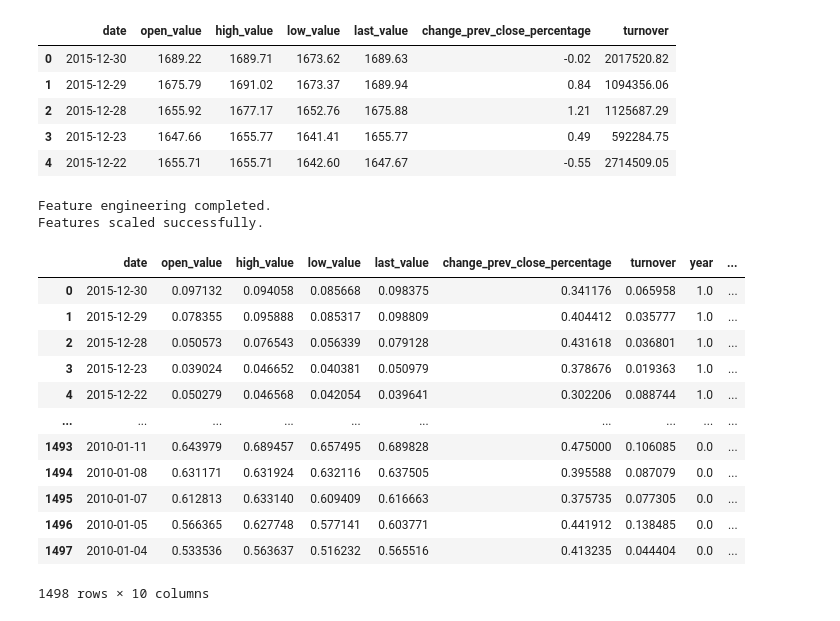
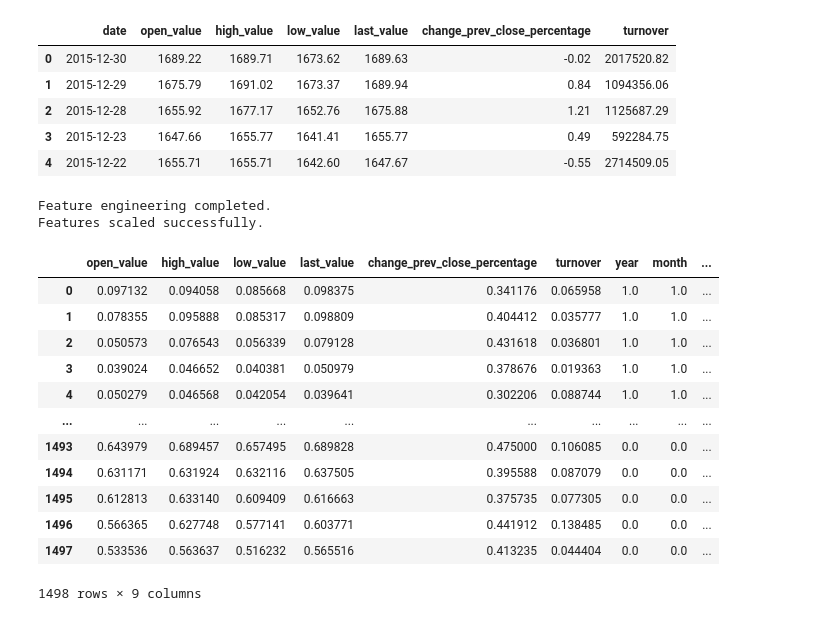
Before and after one commit to bikash-bhandari-chhetri/Stock_prediction_using_LSTM, a Jupyter notebook: Stock_Prediction_using_LSTM(Data_Preprocessing).ipynb, the cells around one changed output. Saved outputs shown, nothing was run; the diff lists cells and outputs as text; code cells hidden in the pictures.

Commit message:
data preprocessing

```diff
--- a/Stock_Prediction_using_LSTM(Data_Preprocessing).ipynb
+++ b/Stock_Prediction_using_LSTM(Data_Preprocessing).ipynb
@@ -38,32 +38,34 @@ def scale_features(df, features):
         print(f"Error in scaling features: {e}")
         return df
 # %%
-cleaned_stock_data.drop(columns=['date']) # Droping 'date' column fron the dataframe
-
 # Applying "feature_engineering" function
 cleaned_stock_data = feature_engineering(cleaned_stock_data)
+cleaned_stock_data
+
+final_cleaned_stock_data = cleaned_stock_data.drop(columns=['date']) # Droping 'date' column fron the dataframe
+final_cleaned_stock_data
 
 # Applying "scale_features" function
-numeric_columns = cleaned_stock_data.select_dtypes(include=['number']).columns.tolist()
-scaled_stock_data = scale_features(cleaned_stock_data, numeric_columns)
+numeric_columns = final_cleaned_stock_data.select_dtypes(include=['number']).columns.tolist()
+scaled_stock_data = scale_features(final_cleaned_stock_data, numeric_columns)
 
 scaled_stock_data
 # %% [output]
 Feature engineering completed.
 Features scaled successfully.
-|  | date | open_value | high_value | low_value | last_value | change_prev_close_percentage | turnover | year | ... |
-| 0 | 2015-12-30 | 0.097132 | 0.094058 | 0.085668 | 0.098375 | 0.341176 | 0.065958 | 1.0 | ... |
-| 1 | 2015-12-29 | 0.078355 | 0.095888 | 0.085317 | 0.098809 | 0.404412 | 0.035777 | 1.0 | ... |
-| 2 | 2015-12-28 | 0.050573 | 0.076543 | 0.056339 | 0.079128 | 0.431618 | 0.036801 | 1.0 | ... |
-| 3 | 2015-12-23 | 0.039024 | 0.046652 | 0.040381 | 0.050979 | 0.378676 | 0.019363 | 1.0 | ... |
-| 4 | 2015-12-22 | 0.050279 | 0.046568 | 0.042054 | 0.039641 | 0.302206 | 0.088744 | 1.0 | ... |
+|  | open_value | high_value | low_value | last_value | change_prev_close_percentage | turnover | year | month | ... |
+| 0 | 0.097132 | 0.094058 | 0.085668 | 0.098375 | 0.341176 | 0.065958 | 1.0 | 1.0 | ... |
+| 1 | 0.078355 | 0.095888 | 0.085317 | 0.098809 | 0.404412 | 0.035777 | 1.0 | 1.0 | ... |
+| 2 | 0.050573 | 0.076543 | 0.056339 | 0.079128 | 0.431618 | 0.036801 | 1.0 | 1.0 | ... |
+| 3 | 0.039024 | 0.046652 | 0.040381 | 0.050979 | 0.378676 | 0.019363 | 1.0 | 1.0 | ... |
+| 4 | 0.050279 | 0.046568 | 0.042054 | 0.039641 | 0.302206 | 0.088744 | 1.0 | 1.0 | ... |
 | ... | ... | ... | ... | ... | ... | ... | ... | ... | ... |
-| 1493 | 2010-01-11 | 0.643979 | 0.689457 | 0.657495 | 0.689828 | 0.475000 | 0.106085 | 0.0 | ... |
-| 1494 | 2010-01-08 | 0.631171 | 0.631924 | 0.632116 | 0.637505 | 0.395588 | 0.087079 | 0.0 | ... |
-| 1495 | 2010-01-07 | 0.612813 | 0.633140 | 0.609409 | 0.616663 | 0.375735 | 0.077305 | 0.0 | ... |
-| 1496 | 2010-01-05 | 0.566365 | 0.627748 | 0.577141 | 0.603771 | 0.441912 | 0.138485 | 0.0 | ... |
-| 1497 | 2010-01-04 | 0.533536 | 0.563637 | 0.516232 | 0.565516 | 0.413235 | 0.044404 | 0.0 | ... |
+| 1493 | 0.643979 | 0.689457 | 0.657495 | 0.689828 | 0.475000 | 0.106085 | 0.0 | 0.0 | ... |
+| 1494 | 0.631171 | 0.631924 | 0.632116 | 0.637505 | 0.395588 | 0.087079 | 0.0 | 0.0 | ... |
+| 1495 | 0.612813 | 0.633140 | 0.609409 | 0.616663 | 0.375735 | 0.077305 | 0.0 | 0.0 | ... |
+| 1496 | 0.566365 | 0.627748 | 0.577141 | 0.603771 | 0.441912 | 0.138485 | 0.0 | 0.0 | ... |
+| 1497 | 0.533536 | 0.563637 | 0.516232 | 0.565516 | 0.413235 | 0.044404 | 0.0 | 0.0 | ... |
-1498 rows × 10 columns
+1498 rows × 9 columns
 # %%
 # Save preprocessed data
 scaled_stock_data.to_csv('preprocessed_stock_data.csv', index=False)
```
Also changed, not shown: 1 other file.
